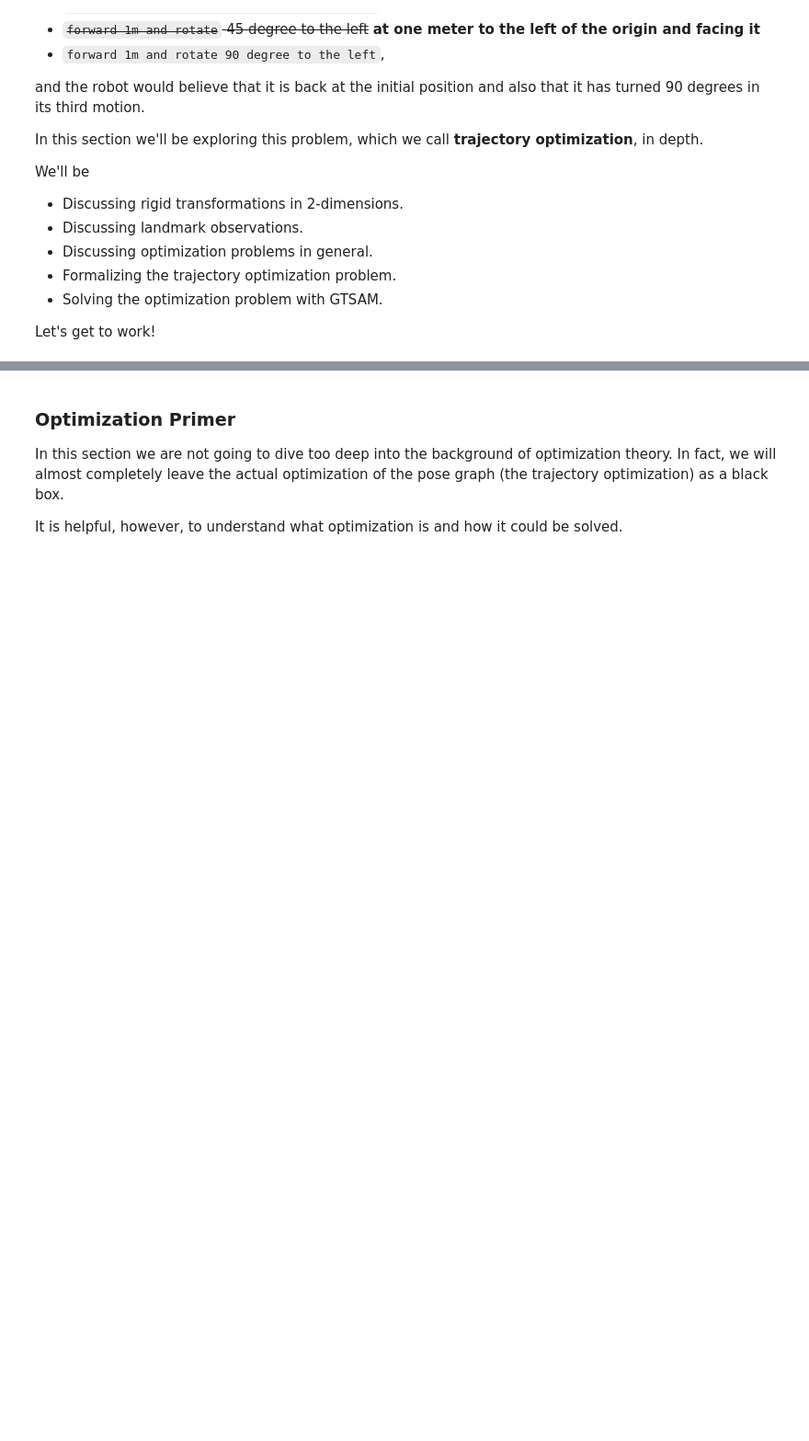
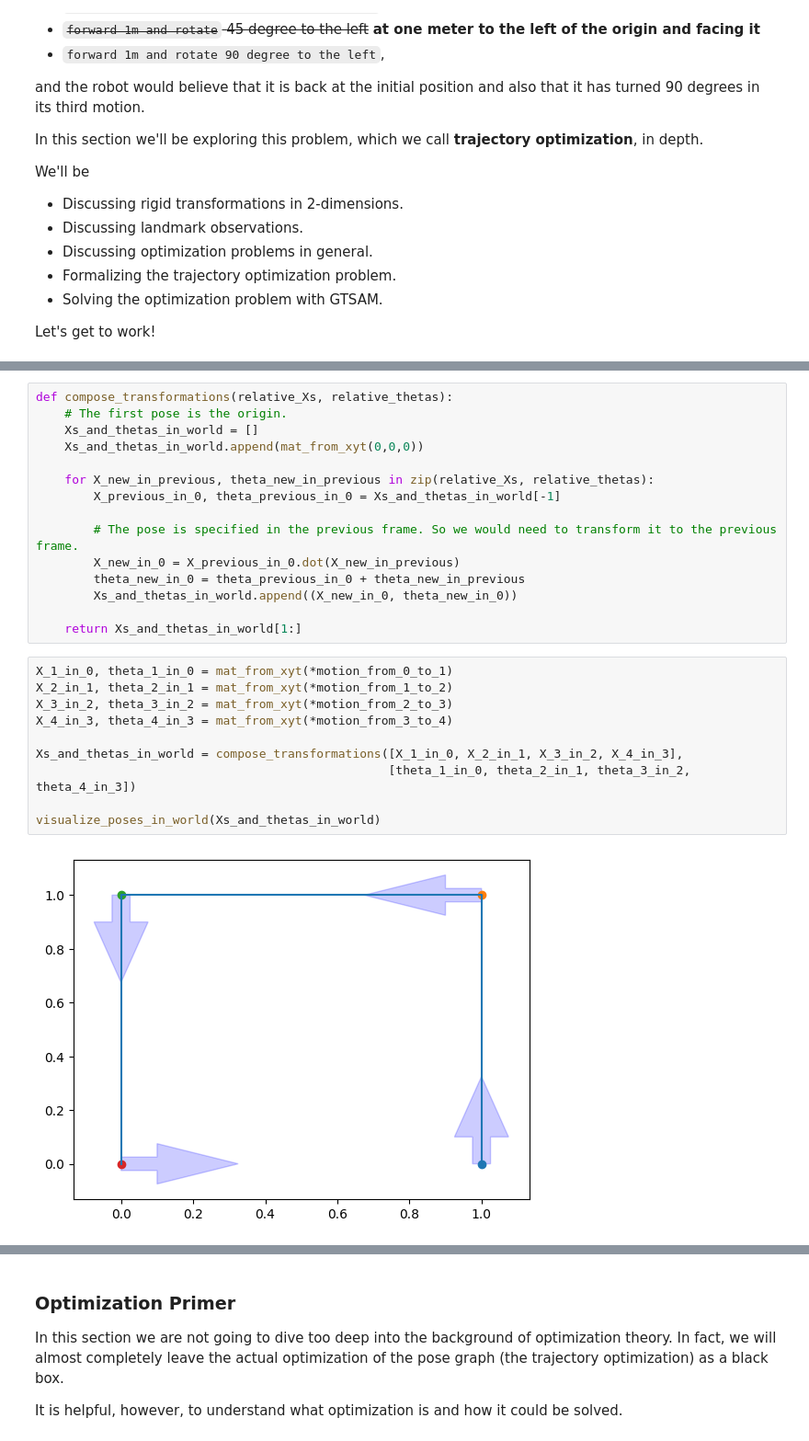
Before and after one commit to yoraish/brief_robotics, a Jupyter notebook: src/trajectory_optimization/trajectory_optimization.ipynb, the cells around one changed output, grey strips where cells are left out. Shown at 92% size. Saved outputs shown, nothing was run; the diff lists cells and outputs as text; blank space fills up the shorter version.

```diff
--- a/src/trajectory_optimization/trajectory_optimization.ipynb
+++ b/src/trajectory_optimization/trajectory_optimization.ipynb
@@ -226,0 +329,27 @@ Relating pose estimates via landmark observations (loop closures)
+# %%
+def compose_transformations(relative_Xs, relative_thetas):
+    # The first pose is the origin.
+    Xs_and_thetas_in_world = []
+    Xs_and_thetas_in_world.append(mat_from_xyt(0,0,0))
+
+    for X_new_in_previous, theta_new_in_previous in zip(relative_Xs, relative_thetas):
+        X_previous_in_0, theta_previous_in_0 = Xs_and_thetas_in_world[-1]
+
+        # The pose is specified in the previous frame. So we would need to transform it to the previous frame.
+        X_new_in_0 = X_previous_in_0.dot(X_new_in_previous)
+        theta_new_in_0 = theta_previous_in_0 + theta_new_in_previous
+        Xs_and_thetas_in_world.append((X_new_in_0, theta_new_in_0))
+
+    return Xs_and_thetas_in_world[1:]
+# %%
+X_1_in_0, theta_1_in_0 = mat_from_xyt(*motion_from_0_to_1)
+X_2_in_1, theta_2_in_1 = mat_from_xyt(*motion_from_1_to_2)
+X_3_in_2, theta_3_in_2 = mat_from_xyt(*motion_from_2_to_3)
+X_4_in_3, theta_4_in_3 = mat_from_xyt(*motion_from_3_to_4)
+
+Xs_and_thetas_in_world = compose_transformations([X_1_in_0, X_2_in_1, X_3_in_2, X_4_in_3],
+                                                 [theta_1_in_0, theta_2_in_1, theta_3_in_2, theta_4_in_3])
+
+visualize_poses_in_world(Xs_and_thetas_in_world)
+# %% [output]
+[figure, added]
```
Also changed, not shown: parts of 35 cells of this notebook, 1 other file.
